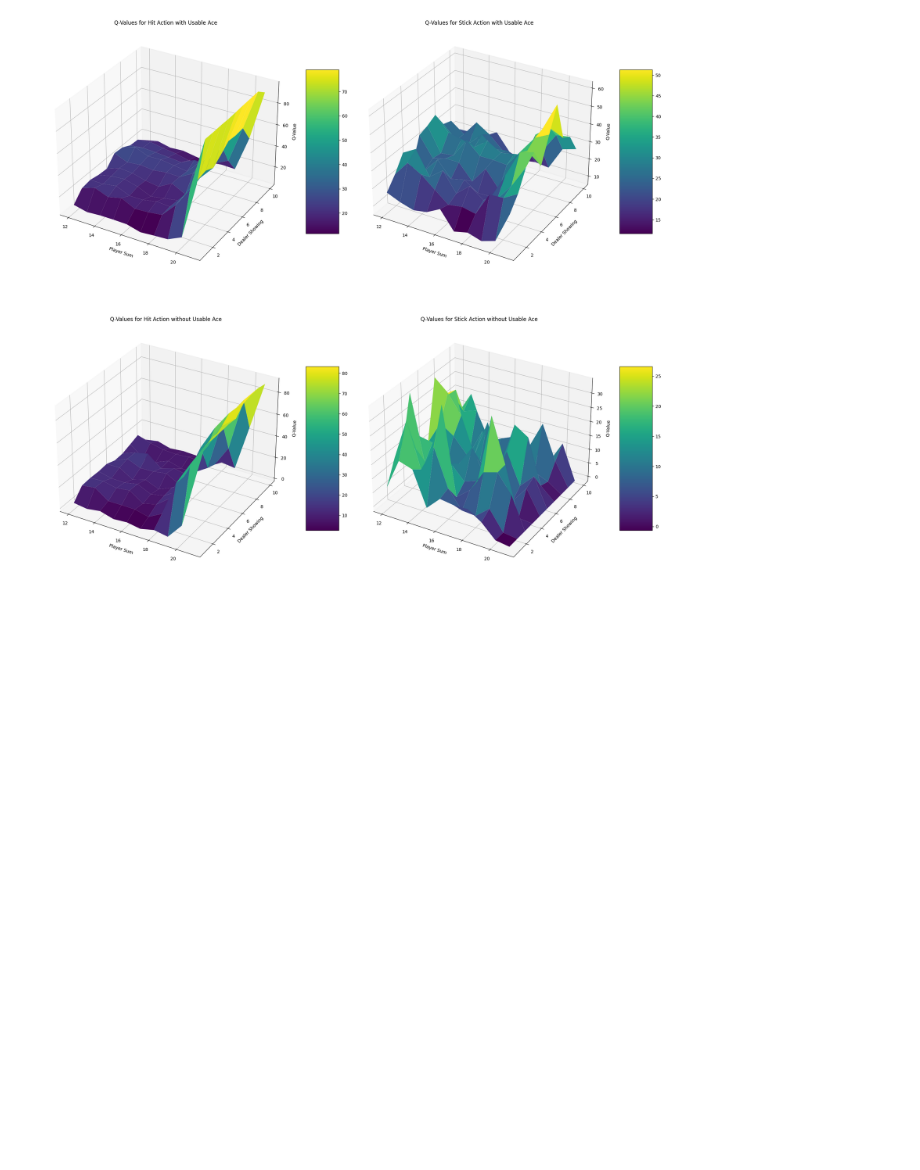
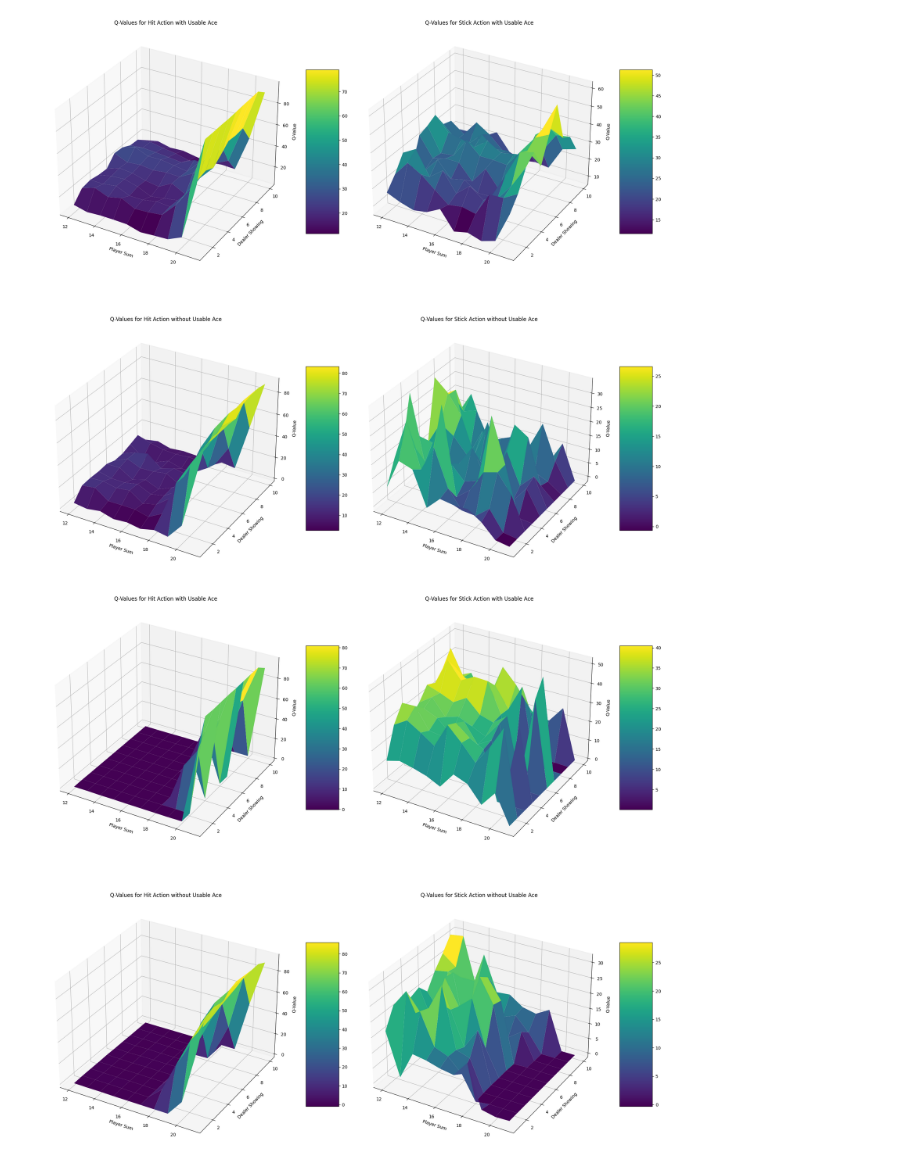
Before and after one commit to Ali-Fartoot/RL-playground, a Jupyter notebook: BlackJack/BlackJack.ipynb, the cells around one changed output. Saved outputs shown, nothing was run; the diff lists cells and outputs as text; code cells hidden in the pictures; blank space fills up the shorter version.

```diff
--- a/BlackJack/BlackJack.ipynb
+++ b/BlackJack/BlackJack.ipynb
@@ -162,12 +162,18 @@ episodes = 1_000_000
 
 
 Q = defaultdict(lambda: np.zeros(env.action_space.n))
+N = defaultdict(lambda: np.zeros(env.action_space.n))
 
 def epsilon_greedy_policy(state, epsilon=0.1):
     if np.random.random() < epsilon:
         return env.action_space.sample()
     else:
         return np.argmax(Q[state])
+
+def UCB(state, c=0.1):
+    total_visits = sum(N[state]) + 1e-10
+    ucb_values = Q[state] + c * np.sqrt(np.log(total_visits) / (N[state]+ 1e-10))
+    return np.argmax(ucb_values)
 
 for _ in(range(episodes)):
     observation, info = env.reset()
@@ -254,0 +305,66 @@ plt.show()
+# %%
+import matplotlib.pyplot as plt
+import numpy as np
+from mpl_toolkits.mplot3d import Axes3D
+
+# Prepare the data
+player_sum = np.arange(12, 22)
+dealer_card = np.arange(1, 11)
+X, Y = np.meshgrid(player_sum, dealer_card)
+
+# Create four separate 2D arrays for each scenario
+Z_hit_usable_ace = np.zeros((10, 10))
+Z_stick_usable_ace = np.zeros((10, 10))
+Z_hit_no_usable_ace = np.zeros((10, 10))
+Z_stick_no_usable_ace = np.zeros((10, 10))
+
+for i, player in enumerate(player_sum):
+    for j, dealer in enumerate(dealer_card):
+        Z_hit_usable_ace[j, i] = Q[(player, dealer, True)][0]  # 0 is the "hit" action
+        Z_stick_usable_ace[j, i] = Q[(player, dealer, True)][1]  # 1 is the "stick" action
+        Z_hit_no_usable_ace[j, i] = Q[(player, dealer, False)][0]
+        Z_stick_no_usable_ace[j, i] = Q[(player, dealer, False)][1]
+
+# Create the plots
+fig = plt.figure(figsize=(20, 20))
+
+# Plot for hit action with usable ace
+ax1 = fig.add_subplot(221, projection='3d')
+surf1 = ax1.plot_surface(X, Y, Z_hit_usable_ace, cmap='viridis')
+ax1.set_xlabel('Player Sum')
+ax1.set_ylabel('Dealer Showing')
+ax1.set_zlabel('Q-Value')
+ax1.set_title("Q-Values for Hit Action with Usable Ace")
+fig.colorbar(surf1, ax=ax1, shrink=0.5, aspect=5)
+
+# Plot for stick action with usable ace
+ax2 = fig.add_subplot(222, projection='3d')
+surf2 = ax2.plot_surface(X, Y, Z_stick_usable_ace, cmap='viridis')
+ax2.set_xlabel('Player Sum')
+ax2.set_ylabel('Dealer Showing')
+ax2.set_zlabel('Q-Value')
+ax2.set_title("Q-Values for Stick Action with Usable Ace")
+fig.colorbar(surf2, ax=ax2, shrink=0.5, aspect=5)
+
+# Plot for hit action without usable ace
+ax3 = fig.add_subplot(223, projection='3d')
+surf3 = ax3.plot_surface(X, Y, Z_hit_no_usable_ace, cmap='viridis')
+ax3.set_xlabel('Player Sum')
+ax3.set_ylabel('Dealer Showing')
+ax3.set_zlabel('Q-Value')
+ax3.set_title("Q-Values for Hit Action without Usable Ace")
+fig.colorbar(surf3, ax=ax3, shrink=0.5, aspect=5)
+
+# Plot for stick action without usable ace
+ax4 = fig.add_subplot(224, projection='3d')
+surf4 = ax4.plot_surface(X, Y, Z_stick_no_usable_ace, cmap='viridis')
+ax4.set_xlabel('Player Sum')
+ax4.set_ylabel('Dealer Showing')
+ax4.set_zlabel('Q-Value')
+ax4.set_title("Q-Values for Stick Action without Usable Ace")
+fig.colorbar(surf4, ax=ax4, shrink=0.5, aspect=5)
+
+plt.tight_layout()
+plt.show()
+# %% [output]
+[figure, added]
```
Also changed, not shown: parts of 4 cells of this notebook.
